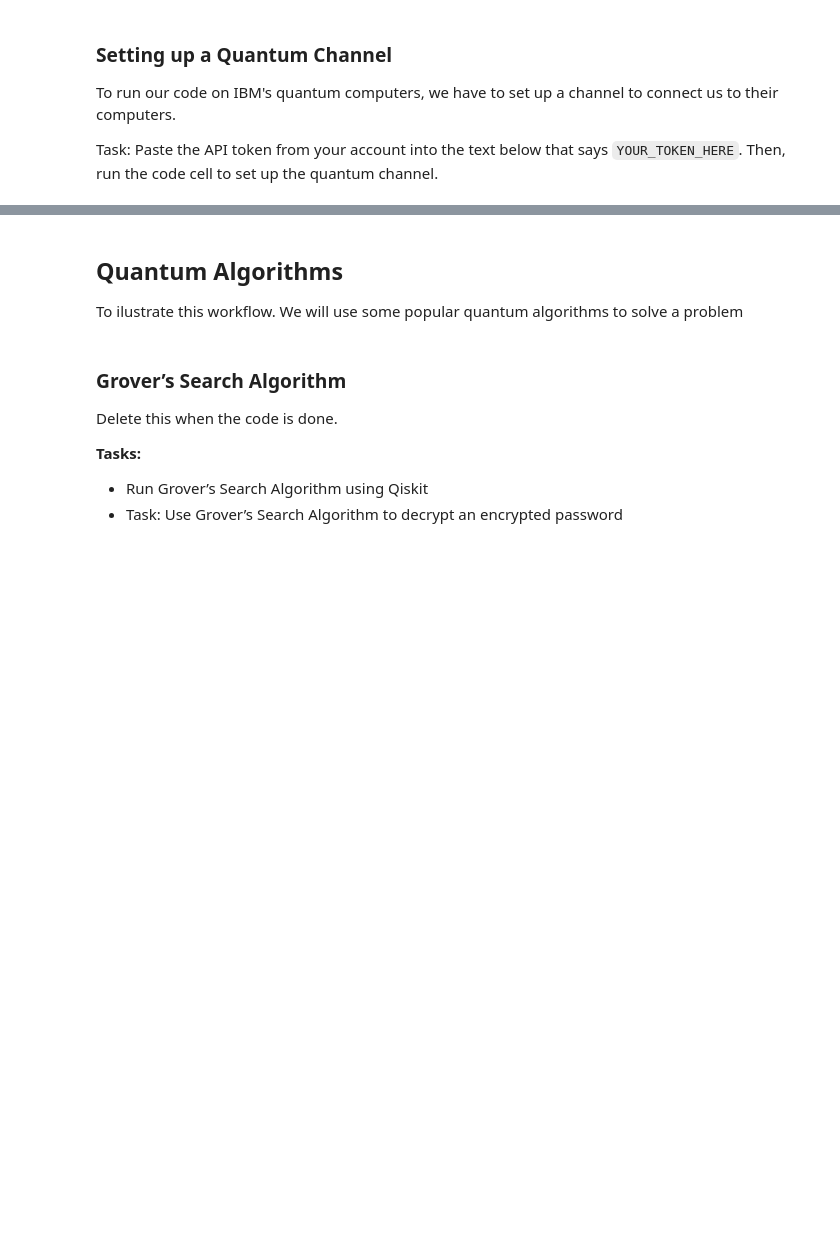
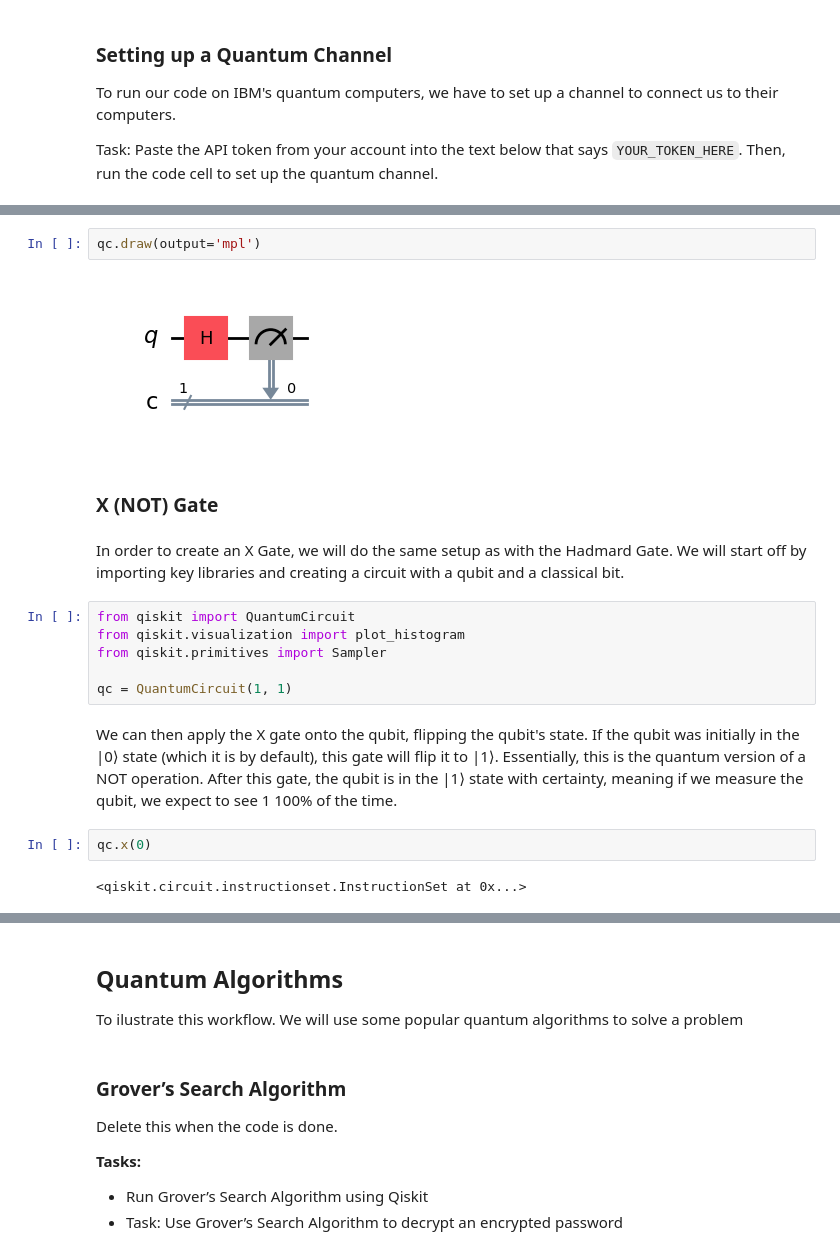
Before and after one commit to Watcher1223/CS-123-tutorial, a Jupyter notebook: qcqiskit.ipynb, the cells around one changed output, grey strips where cells are left out. Cells and saved outputs as stored; diff of their text form; blank space fills up the shorter version.

```diff
--- a/qcqiskit.ipynb
+++ b/qcqiskit.ipynb
@@ -230,0 +299,20 @@ service = QiskitRuntimeService(channel="ibm_quantum",
+# %%
+qc.draw(output='mpl')
+# %% [output]
+[figure, added]
+# %% [markdown]
+### X (NOT) Gate
+# %% [markdown]
+In order to create an X Gate, we will do the same setup as with the Hadmard Gate. We will start off by importing key libraries and creating a circuit with a qubit and a classical bit.
+# %%
+from qiskit import QuantumCircuit
+from qiskit.visualization import plot_histogram
+from qiskit.primitives import Sampler
+
+qc = QuantumCircuit(1, 1)
+# %% [markdown]
+We can then apply the X gate onto the qubit, flipping the qubit's state. If the qubit was initially in the |0⟩ state (which it is by default), this gate will flip it to |1⟩.  Essentially, this is the quantum version of a NOT operation. After this gate, the qubit is in the |1⟩ state with certainty, meaning if we measure the qubit, we expect to see 1 100% of the time.
+# %%
+qc.x(0)
+# %% [output]
+<qiskit.circuit.instructionset.InstructionSet at 0x...>
```
Also changed, not shown: parts of 36 cells of this notebook.
